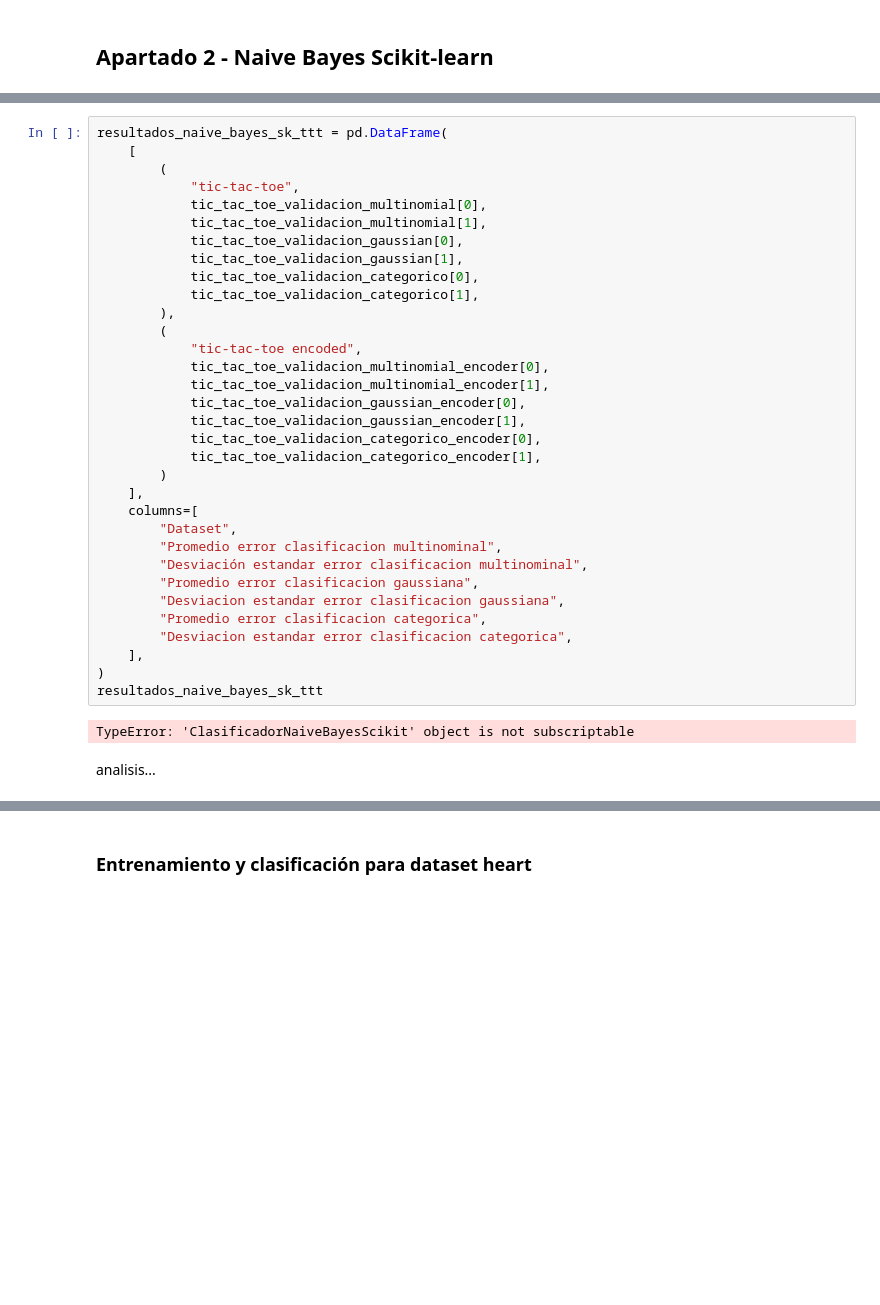
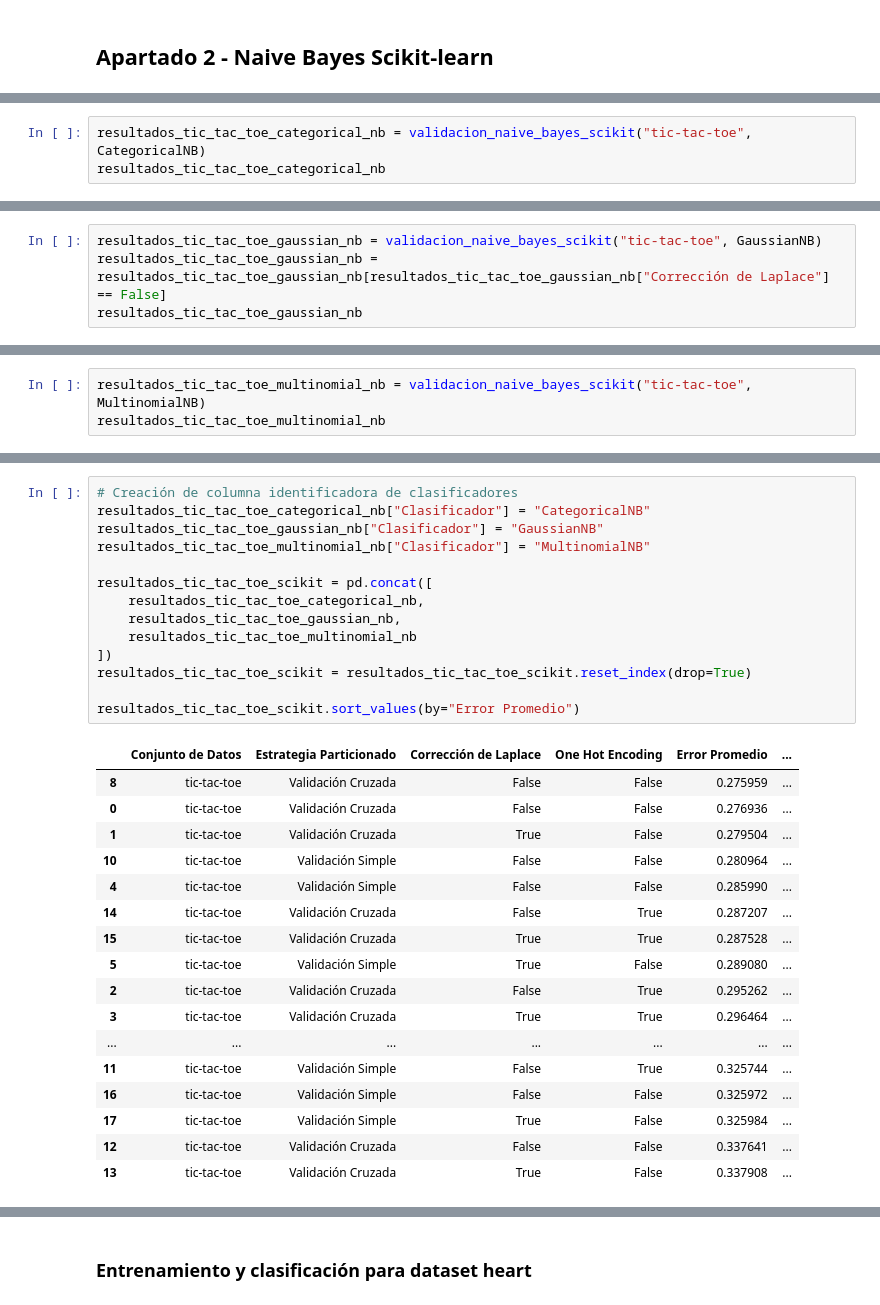
Before and after one commit to CarlosCRG19/fundamentos-de-aprendizaje-automatico, a Jupyter notebook: MemoriaPractica1.ipynb, the cells around one changed output, grey strips where cells are left out. Drawn from its saved outputs; the diff is of its cells as text; blank space fills up the shorter version.

```diff
--- a/MemoriaPractica1.ipynb
+++ b/MemoriaPractica1.ipynb
@@ -248,0 +225,3 @@ print_resultados("Validación con CategoricalNB con oneHotEncoder", tic_tac_toe_
+# %%
+resultados_tic_tac_toe_categorical_nb = validacion_naive_bayes_scikit("tic-tac-toe", CategoricalNB)
+resultados_tic_tac_toe_categorical_nb
@@ -248,0 +241,4 @@ print_resultados("Validación con CategoricalNB con oneHotEncoder", tic_tac_toe_
+# %%
+resultados_tic_tac_toe_gaussian_nb = validacion_naive_bayes_scikit("tic-tac-toe", GaussianNB)
+resultados_tic_tac_toe_gaussian_nb = resultados_tic_tac_toe_gaussian_nb[resultados_tic_tac_toe_gaussian_nb["Corrección de Laplace"] == False]
+resultados_tic_tac_toe_gaussian_nb
@@ -248,0 +254,3 @@ print_resultados("Validación con CategoricalNB con oneHotEncoder", tic_tac_toe_
+# %%
+resultados_tic_tac_toe_multinomial_nb = validacion_naive_bayes_scikit("tic-tac-toe", MultinomialNB)
+resultados_tic_tac_toe_multinomial_nb
@@ -251,37 +269,32 @@ print_resultados("Validación con CategoricalNB con oneHotEncoder", tic_tac_toe_
-# %%
-resultados_naive_bayes_sk_ttt = pd.DataFrame(
-    [
-        (
-            "tic-tac-toe",
-            tic_tac_toe_validacion_multinomial[0],
-            tic_tac_toe_validacion_multinomial[1],
-            tic_tac_toe_validacion_gaussian[0],
-            tic_tac_toe_validacion_gaussian[1],
-            tic_tac_toe_validacion_categorico[0],
-            tic_tac_toe_validacion_categorico[1],
-        ),
-        (
-            "tic-tac-toe encoded",
-            tic_tac_toe_validacion_multinomial_encoder[0],
-            tic_tac_toe_validacion_multinomial_encoder[1],
-            tic_tac_toe_validacion_gaussian_encoder[0],
-            tic_tac_toe_validacion_gaussian_encoder[1],
-            tic_tac_toe_validacion_categorico_encoder[0],
-            tic_tac_toe_validacion_categorico_encoder[1],
-        )
-    ],
-    columns=[
-        "Dataset",
-        "Promedio error clasificacion multinominal",
-        "Desviación estandar error clasificacion multinominal",
-        "Promedio error clasificacion gaussiana",
-        "Desviacion estandar error clasificacion gaussiana",
-        "Promedio error clasificacion categorica",
-        "Desviacion estandar error clasificacion categorica",
-    ],
-)
-resultados_naive_bayes_sk_ttt
-# %% [output]
-TypeError: 'ClasificadorNaiveBayesScikit' object is not subscriptable
-# %% [markdown]
-analisis...
+# %%
+# Creación de columna identificadora de clasificadores
+resultados_tic_tac_toe_categorical_nb["Clasificador"] = "CategoricalNB"
+resultados_tic_tac_toe_gaussian_nb["Clasificador"] = "GaussianNB"
+resultados_tic_tac_toe_multinomial_nb["Clasificador"] = "MultinomialNB"
+
+resultados_tic_tac_toe_scikit = pd.concat([
+    resultados_tic_tac_toe_categorical_nb,
+    resultados_tic_tac_toe_gaussian_nb,
+    resultados_tic_tac_toe_multinomial_nb
+])
+resultados_tic_tac_toe_scikit = resultados_tic_tac_toe_scikit.reset_index(drop=True)
+
+resultados_tic_tac_toe_scikit.sort_values(by="Error Promedio")
+# %% [output]
+|  | Conjunto de Datos | Estrategia Particionado | Corrección de Laplace | One Hot Encoding | Error Promedio | ... |
+| 8 | tic-tac-toe | Validación Cruzada | False | False | 0.275959 | ... |
+| 0 | tic-tac-toe | Validación Cruzada | False | False | 0.276936 | ... |
+| 1 | tic-tac-toe | Validación Cruzada | True | False | 0.279504 | ... |
+| 10 | tic-tac-toe | Validación Simple | False | False | 0.280964 | ... |
+| 4 | tic-tac-toe | Validación Simple | False | False | 0.285990 | ... |
+| 14 | tic-tac-toe | Validación Cruzada | False | True | 0.287207 | ... |
+| 15 | tic-tac-toe | Validación Cruzada | True | True | 0.287528 | ... |
+| 5 | tic-tac-toe | Validación Simple | True | False | 0.289080 | ... |
+| 2 | tic-tac-toe | Validación Cruzada | False | True | 0.295262 | ... |
+| 3 | tic-tac-toe | Validación Cruzada | True | True | 0.296464 | ... |
+| ... | ... | ... | ... | ... | ... | ... |
+| 11 | tic-tac-toe | Validación Simple | False | True | 0.325744 | ... |
+| 16 | tic-tac-toe | Validación Simple | False | False | 0.325972 | ... |
+| 17 | tic-tac-toe | Validación Simple | True | False | 0.325984 | ... |
+| 12 | tic-tac-toe | Validación Cruzada | False | False | 0.337641 | ... |
+| 13 | tic-tac-toe | Validación Cruzada | True | False | 0.337908 | ... |
```
Also changed, not shown: parts of 65 cells of this notebook, 1 other file.
